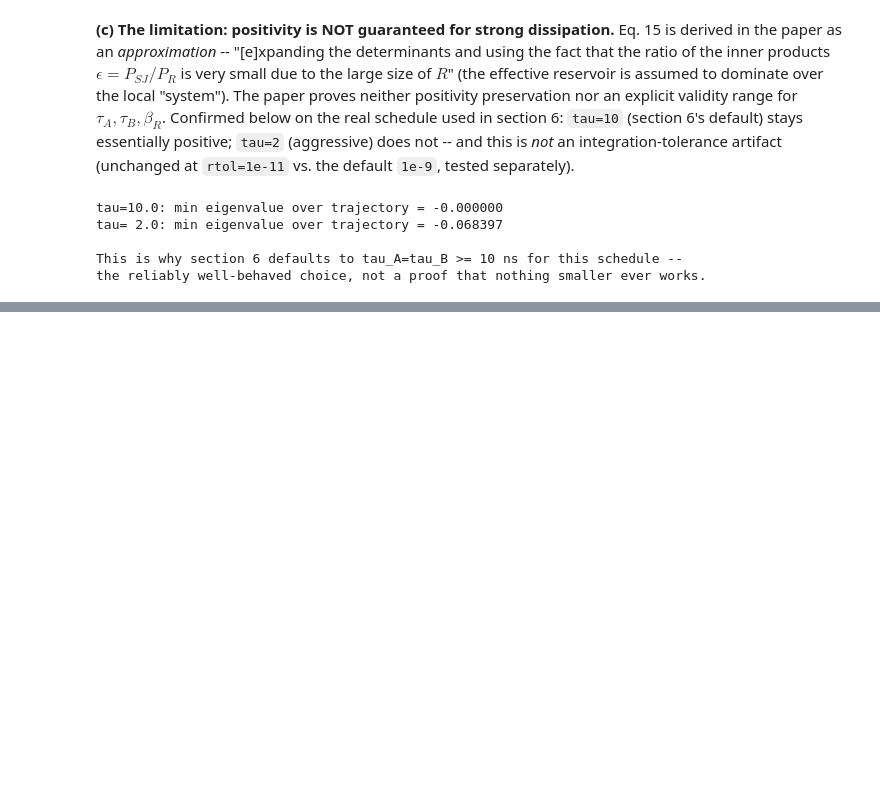
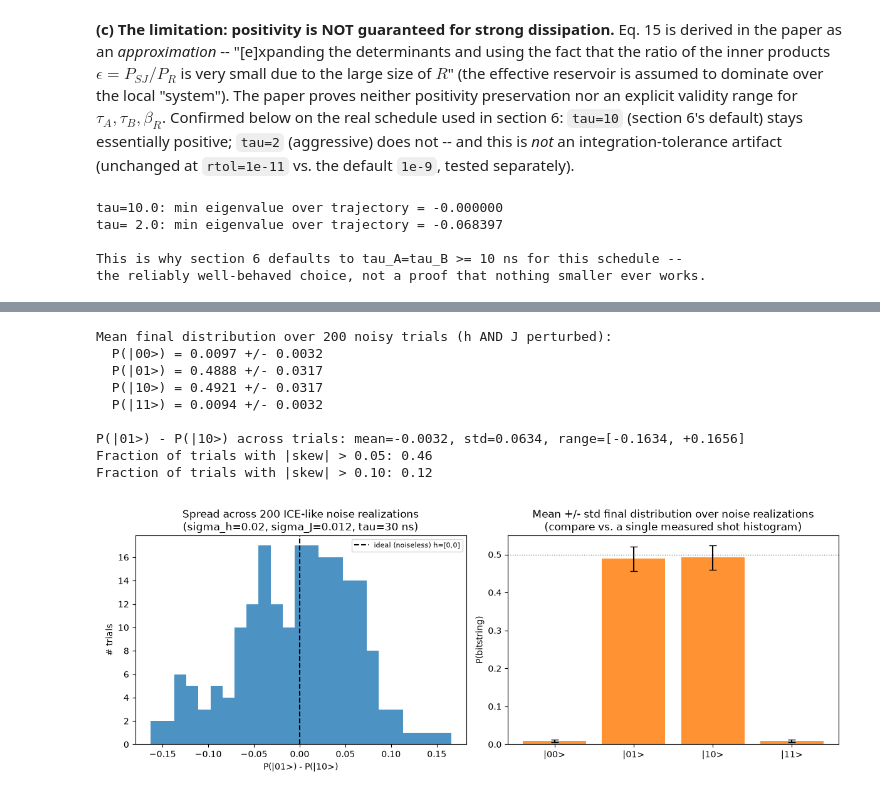
Before and after one commit to Cocidoboyacense/SEAQT-quantum-annealing-evolution, a Jupyter notebook: notebooks/seaqt_annealing_walkthrough.ipynb, the cells around one changed output, grey strips where cells are left out. Saved outputs shown, nothing was run; the diff lists cells and outputs as text; code cells hidden in the pictures; blank space fills up the shorter version.

```diff
--- a/notebooks/seaqt_annealing_walkthrough.ipynb
+++ b/notebooks/seaqt_annealing_walkthrough.ipynb
@@ -637,0 +812,59 @@ the reliably well-behaved choice, not a proof that nothing smaller ever works.
+# %%
+from seaqt.dwave import hamiltonian_nqubit_noisy_h
+
+H_NOISE_STD = 0.02
+J_NOISE_STD = 0.012
+N_TRIALS = 200
+TAU_ICE = 30.0
+
+diss_ice = lambda t, rho, h: local_seaqt_dissipator_n(rho, h, beta_bath, taus=[TAU_ICE, TAU_ICE], n=2)
+rng_ice = np.random.default_rng(42)
+
+dists_ice = []
+for _ in range(N_TRIALS):
+    H_noisy = hamiltonian_nqubit_noisy_h(schedule, h=[0.0, 0.0], J={(0, 1): J12}, t_anneal=t_anneal_2q,
+                                          h_noise_std=H_NOISE_STD, J_noise_std=J_NOISE_STD, rng=rng_ice)
+    rho0_ice = gibbs_state(H_noisy(0.0), BETA_INIT)
+    res_ice = evolve(rho0_ice, hamiltonian=H_noisy, t_span=(0, t_anneal_2q), dissipator=diss_ice,
+                      n_points=40, rtol=1e-7, atol=1e-9)
+    dists_ice.append(population_distribution(res_ice.rho[-1]))
+dists_ice = np.array(dists_ice)  # shape (N_TRIALS, 4), columns = |00>,|01>,|10>,|11>
+
+mean_dist = dists_ice.mean(axis=0)
+std_dist = dists_ice.std(axis=0)
+print(f"Mean final distribution over {N_TRIALS} noisy trials (h AND J perturbed):")
+for lbl, m, s in zip(labels_bits_2q, mean_dist, std_dist):
+    print(f"  P({lbl}) = {m:.4f} +/- {s:.4f}")
+
+skew = dists_ice[:, 1] - dists_ice[:, 2]  # P(|01>) - P(|10>)
+print(f"\nP(|01>) - P(|10>) across trials: mean={skew.mean():+.4f}, std={skew.std():.4f}, "
+      f"range=[{skew.min():+.4f}, {skew.max():+.4f}]")
+print(f"Fraction of trials with |skew| > 0.05: {np.mean(np.abs(skew) > 0.05):.2f}")
+print(f"Fraction of trials with |skew| > 0.10: {np.mean(np.abs(skew) > 0.10):.2f}")
+
+fig, axes = plt.subplots(1, 2, figsize=(12, 4.5))
+axes[0].hist(skew, bins=25, color="tab:blue", alpha=0.8)
+axes[0].axvline(0.0, color="k", linestyle="--", label="ideal (noiseless) h=[0,0]")
+axes[0].set_xlabel("P(|01>) - P(|10>)"); axes[0].set_ylabel("# trials")
+axes[0].set_title(f"Spread across {N_TRIALS} ICE-like noise realizations\n"
+                   f"(sigma_h={H_NOISE_STD}, sigma_J={J_NOISE_STD}, tau={TAU_ICE:g} ns)")
+axes[0].legend(fontsize=8)
+
+x = np.arange(4)
+axes[1].bar(x, mean_dist, yerr=std_dist, capsize=4, color="tab:orange", alpha=0.85)
+axes[1].axhline(0.5, color="gray", linestyle=":", lw=1)
+axes[1].set_xticks(x); axes[1].set_xticklabels(labels_bits_2q)
+axes[1].set_ylabel("P(bitstring)")
+axes[1].set_title("Mean +/- std final distribution over noise realizations\n(compare vs. a single measured shot histogram)")
+fig.tight_layout(); plt.show()
+# %% [output]
+Mean final distribution over 200 noisy trials (h AND J perturbed):
+  P(|00>) = 0.0097 +/- 0.0032
+  P(|01>) = 0.4888 +/- 0.0317
+  P(|10>) = 0.4921 +/- 0.0317
+  P(|11>) = 0.0094 +/- 0.0032
+
+P(|01>) - P(|10>) across trials: mean=-0.0032, std=0.0634, range=[-0.1634, +0.1656]
+Fraction of trials with |skew| > 0.05: 0.46
+Fraction of trials with |skew| > 0.10: 0.12
+[figure, added]
```
Also changed, not shown: parts of 26 cells of this notebook, 5 other files.
